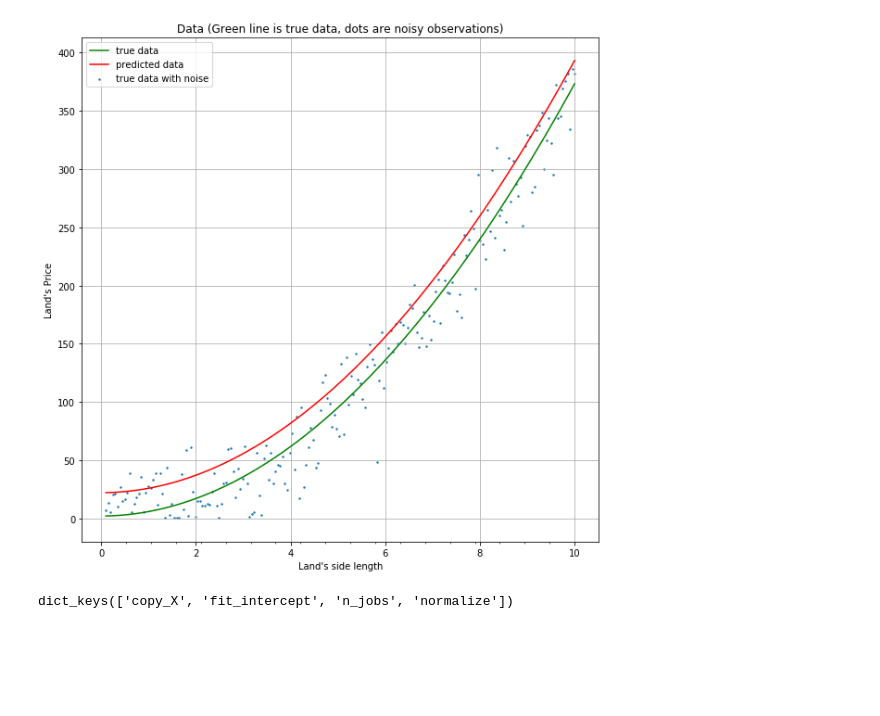
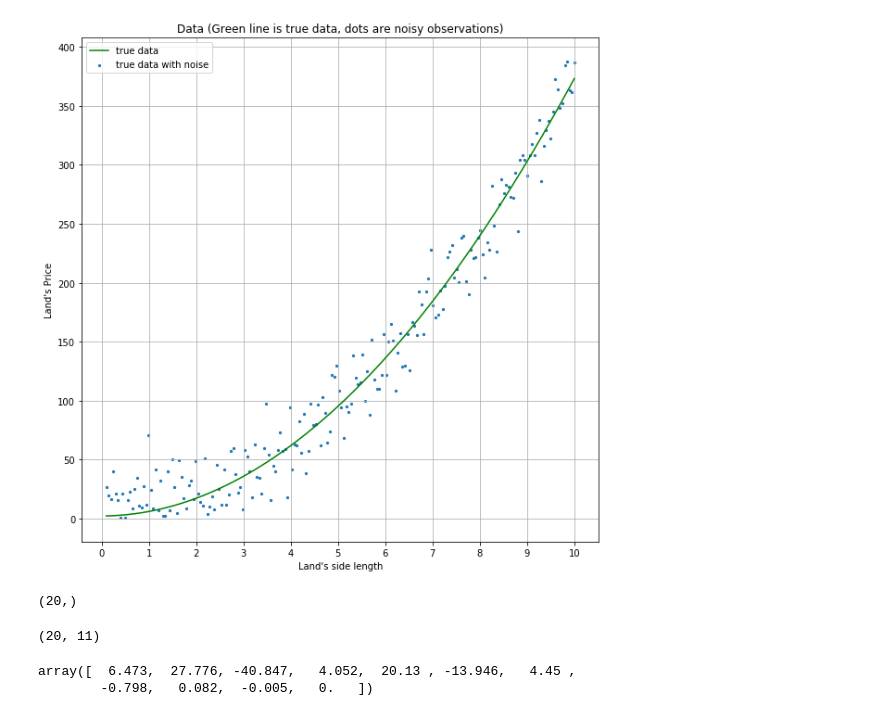
Before and after one commit to amareyah/MaxinAI_Education, a Jupyter notebook: ml_intro/my_ml_regularization.ipynb, the cells around one changed output. Saved outputs shown, nothing was run; the diff lists cells and outputs as text; code cells hidden in the pictures; blank space fills up the shorter version.

```diff
--- a/ml_intro/my_ml_regularization.ipynb
+++ b/ml_intro/my_ml_regularization.ipynb
@@ -5,24 +6,28 @@ import matplotlib.pyplot as plt
 import seaborn as sns
+# %%
+def true_relation(z):
+    A, B, C = 3.7, 0.1, 2.1 # True parabola parameters
+    return A*z**2 + B*z + C
 # %%
 def generate_data(samples_num:int=200, eps_dev: float=20):
-    A, B, C = 3.7, 0.1, 2.1 # True parabola parameters
     x = np.linspace(0.1, 10, samples_num)
-    y = A*x**2 + B*x + C
+    y = true_relation(x)
     y_n = np.abs(y + np.random.normal(scale=eps_dev,size=(samples_num,)))
     return x, y, y_n
 # %%
-def plot_data(x, y_true, y_noise, y_pred):
+def plot_data(x, y_true, y_noise, y_pred=None):
     fig, ax = plt.subplots(figsize=(10,10))
 
     ax.plot(x, y_true,'g', label='true data')
-    ax.scatter(x, y_noise, s=2, label='true data with noise')
-    ax.plot(x, y_pred,'r',label='predicted data')
+    ax.scatter(x, y_noise, s=5, label='true data with noise')
+    if y_pred is not None:
+        ax.plot(x, y_pred,'r',label='predicted data')
 
     ax.set_ylabel('Land\'s Price')
     ax.set_xlabel('Land\'s side length')
 
-    ax.set_xticks(np.linspace(0,10,20),minor=True)
-
+    ax.set_xticks(np.linspace(0,10,11))
+    #ax.set_xticklabels(np.linspace(0,10,11))
     ax.grid(True)
 
     ax.legend()
@@ -33,6 +38,6 @@ def plot_data(x, y_true, y_noise, y_pred):
 # %%
 x, y, y_noise = generate_data()
 # %%
-ax = plot_data(x, y, y_noise, y+20)
+ax = plot_data(x, y, y_noise)
 # %% [output]
-[figure, old version]
+[figure, new version]
@@ -39,6 +46,2 @@ ax = plot_data(x, y, y_noise, y+20)
 # %%
 model = LinearRegression(fit_intercept=False)
-# %%
-model.get_params().keys()
-# %% [output]
-dict_keys(['copy_X', 'fit_intercept', 'n_jobs', 'normalize'])
@@ -48,0 +50,16 @@ mse = make_scorer(mean_squared_error)
+# %%
+x, y, y_noise = generate_data(samples_num=20, eps_dev=15)
+x.shape
+# %% [output]
+(20,)
+# %%
+X2 = poly.fit_transform(x.reshape(-1,1)) #we have 200 samples and 1 feature, so we reshape it accordingly.
+X2.shape
+# %% [output]
+(20, 11)
+# %%
+model.fit(X2,y_noise)
+model.coef_
+# %% [output]
+array([  6.473,  27.776, -40.847,   4.052,  20.13 , -13.946,   4.45 ,
+        -0.798,   0.082,  -0.005,   0.   ])
```
Also changed, not shown: parts of 11 cells of this notebook, 1 other file.
